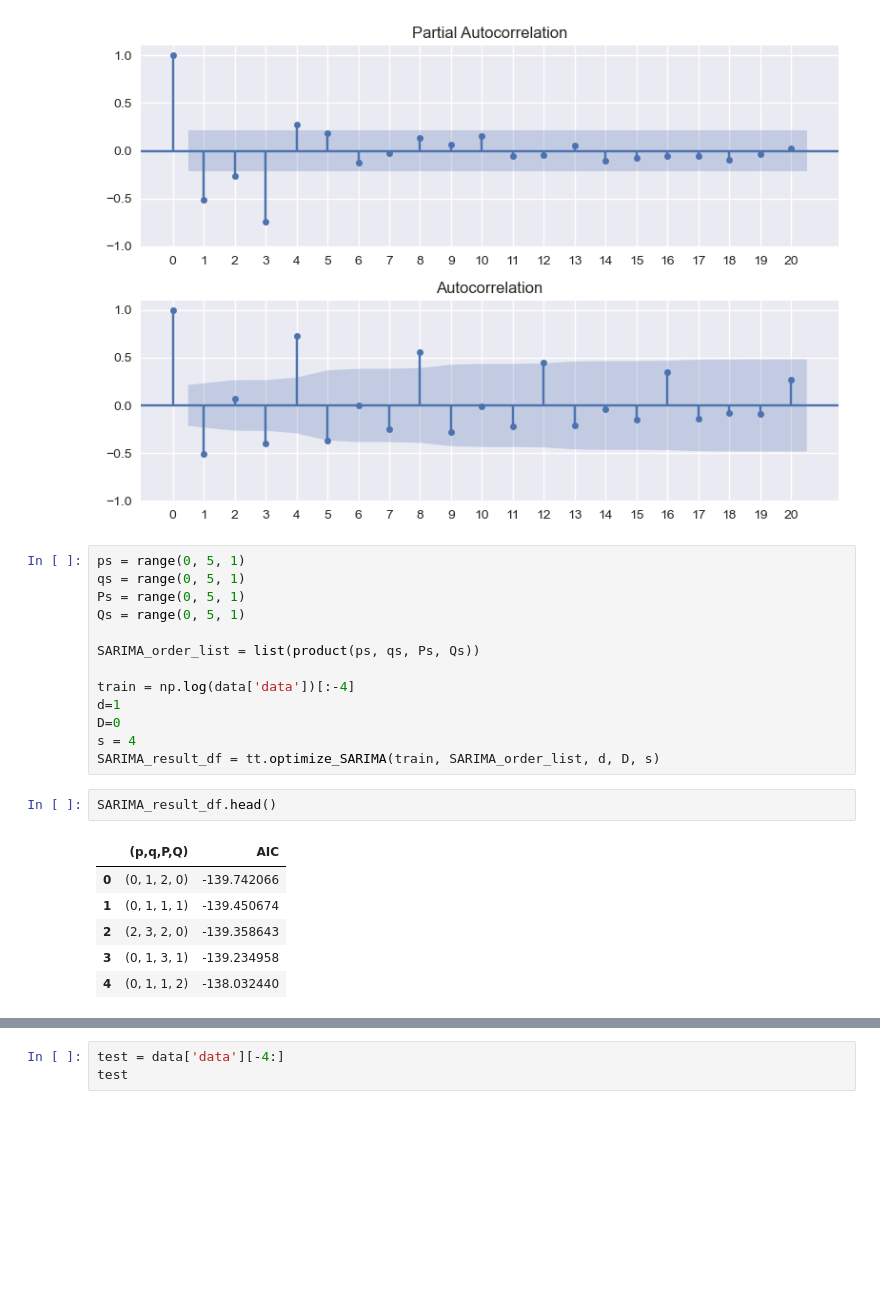
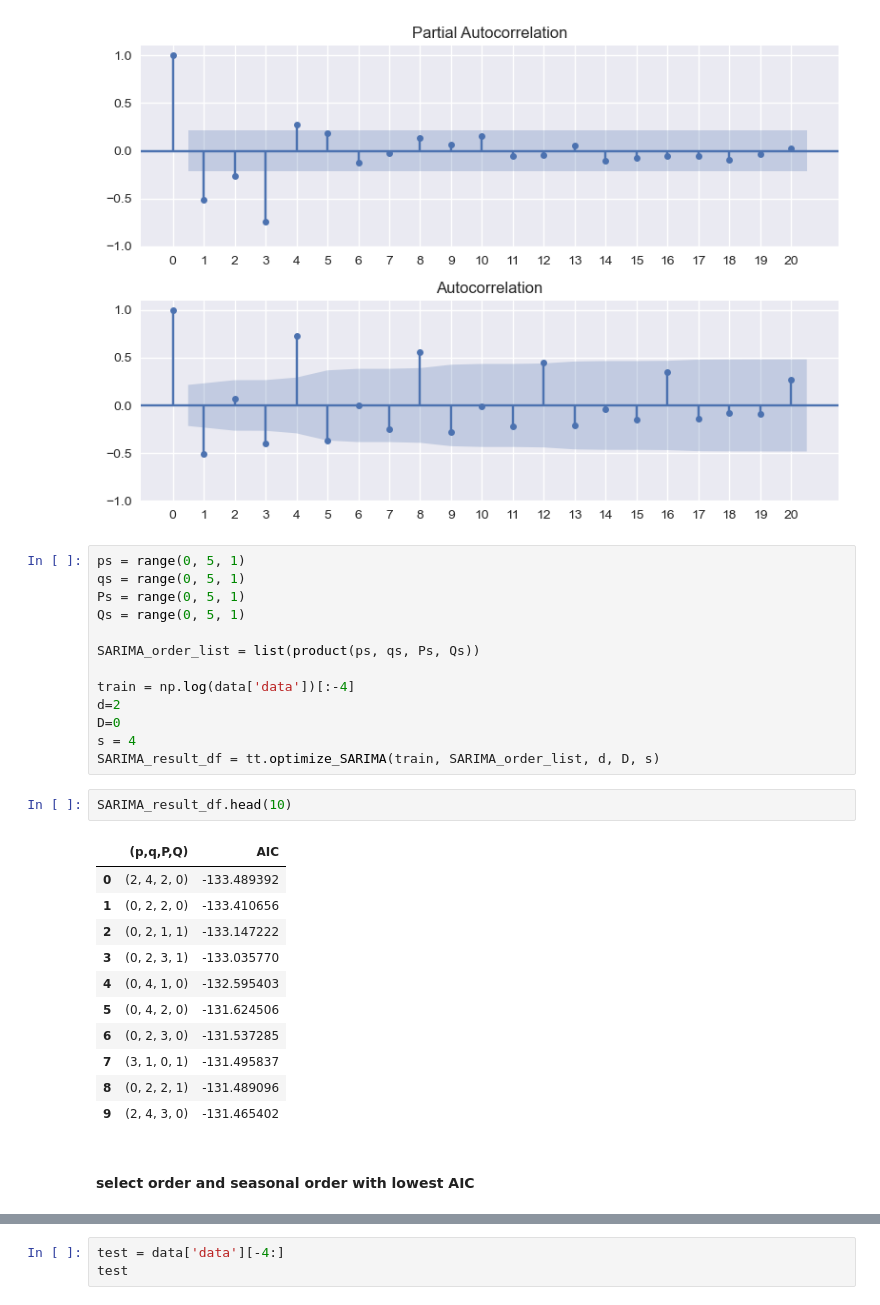
Before and after one commit to omdgit/AppliedTimeSeriesAnalysisWithPython, a Jupyter notebook: my work/HOTSAP_ARIMA.ipynb, the cells around one changed output, grey strips where cells are left out. Cells and saved outputs as stored; diff of their text form; blank space fills up the shorter version.

```diff
--- a/my work/HOTSAP_ARIMA.ipynb
+++ b/my work/HOTSAP_ARIMA.ipynb
@@ -206,16 +266,23 @@ Qs = range(0, 5, 1)
 SARIMA_order_list = list(product(ps, qs, Ps, Qs))
 
 train = np.log(data['data'])[:-4]
-d=1
+d=2
 D=0
 s = 4
 SARIMA_result_df = tt.optimize_SARIMA(train, SARIMA_order_list, d, D, s)
 # %%
-SARIMA_result_df.head()
+SARIMA_result_df.head(10)
 # %% [output]
 |  | (p,q,P,Q) | AIC |
-| 0 | (0, 1, 2, 0) | -139.742066 |
-| 1 | (0, 1, 1, 1) | -139.450674 |
-| 2 | (2, 3, 2, 0) | -139.358643 |
-| 3 | (0, 1, 3, 1) | -139.234958 |
-| 4 | (0, 1, 1, 2) | -138.032440 |
+| 0 | (2, 4, 2, 0) | -133.489392 |
+| 1 | (0, 2, 2, 0) | -133.410656 |
+| 2 | (0, 2, 1, 1) | -133.147222 |
+| 3 | (0, 2, 3, 1) | -133.035770 |
+| 4 | (0, 4, 1, 0) | -132.595403 |
+| 5 | (0, 4, 2, 0) | -131.624506 |
+| 6 | (0, 2, 3, 0) | -131.537285 |
+| 7 | (3, 1, 0, 1) | -131.495837 |
+| 8 | (0, 2, 2, 1) | -131.489096 |
+| 9 | (2, 4, 3, 0) | -131.465402 |
+# %% [markdown]
+#### select **order** and **seasonal order** with lowest AIC
```
Also changed, not shown: parts of 22 cells of this notebook.
